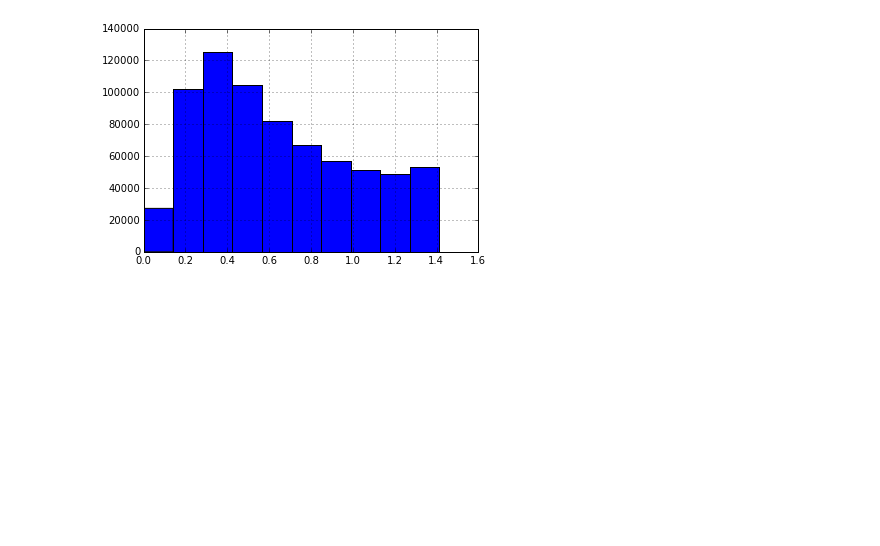
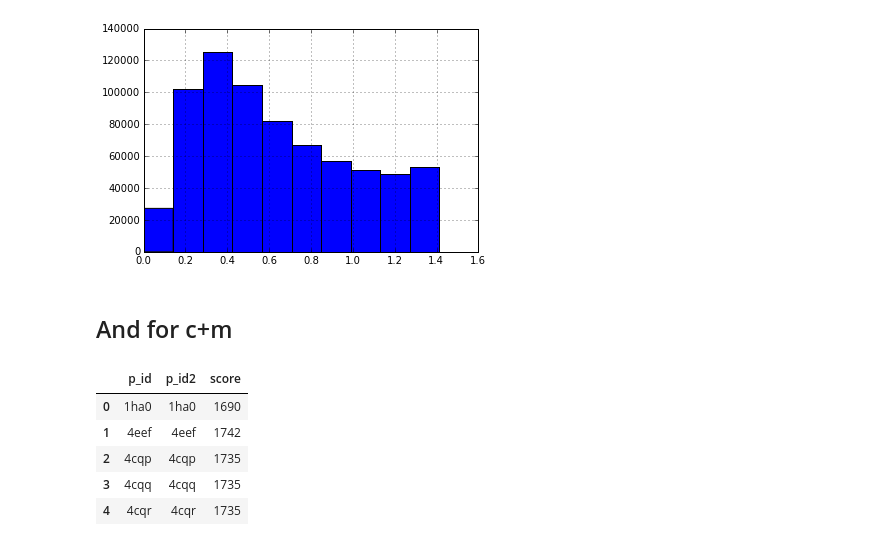
Before and after one commit to stared/bialkonet, a Jupyter notebook: ipy/8shortening_models_data.ipynb, the cells around one changed output. Cells and saved outputs as stored; diff of their text form; code cells hidden in the pictures; blank space fills up the shorter version.

```diff
--- a/ipy/8shortening_models_data.ipynb
+++ b/ipy/8shortening_models_data.ipynb
@@ -25,3 +25,5 @@ dfm_esp.distance.hist()
 dfm_esp2 = dfm_esp.query("p_id != p_id2").query("distance < 0.4")
 # %%
 dfm_esp2.to_csv("../site/data/distance_models_esp.csv", index=False)
+# %% [markdown]
+## And for c+m
@@ -27,0 +32,9 @@ dfm_esp2.to_csv("../site/data/distance_models_esp.csv", index=False)
+# %%
+dfcm_seq.head()
+# %% [output]
+|  | p_id | p_id2 | score |
+| 0 | 1ha0 | 1ha0 | 1690 |
+| 1 | 4eef | 4eef | 1742 |
+| 2 | 4cqp | 4cqp | 1735 |
+| 3 | 4cqq | 4cqq | 1735 |
+| 4 | 4cqr | 4cqr | 1735 |
```
Also changed, not shown: parts of 18 cells of this notebook, 1 other file.
